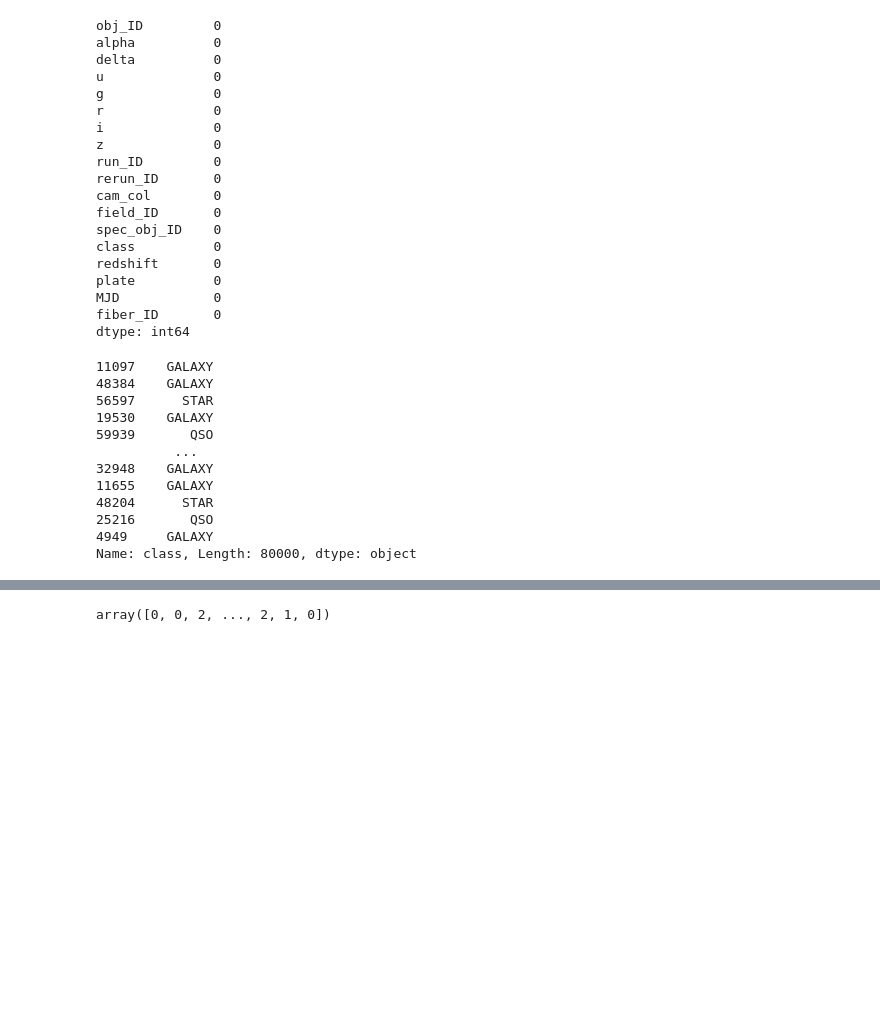
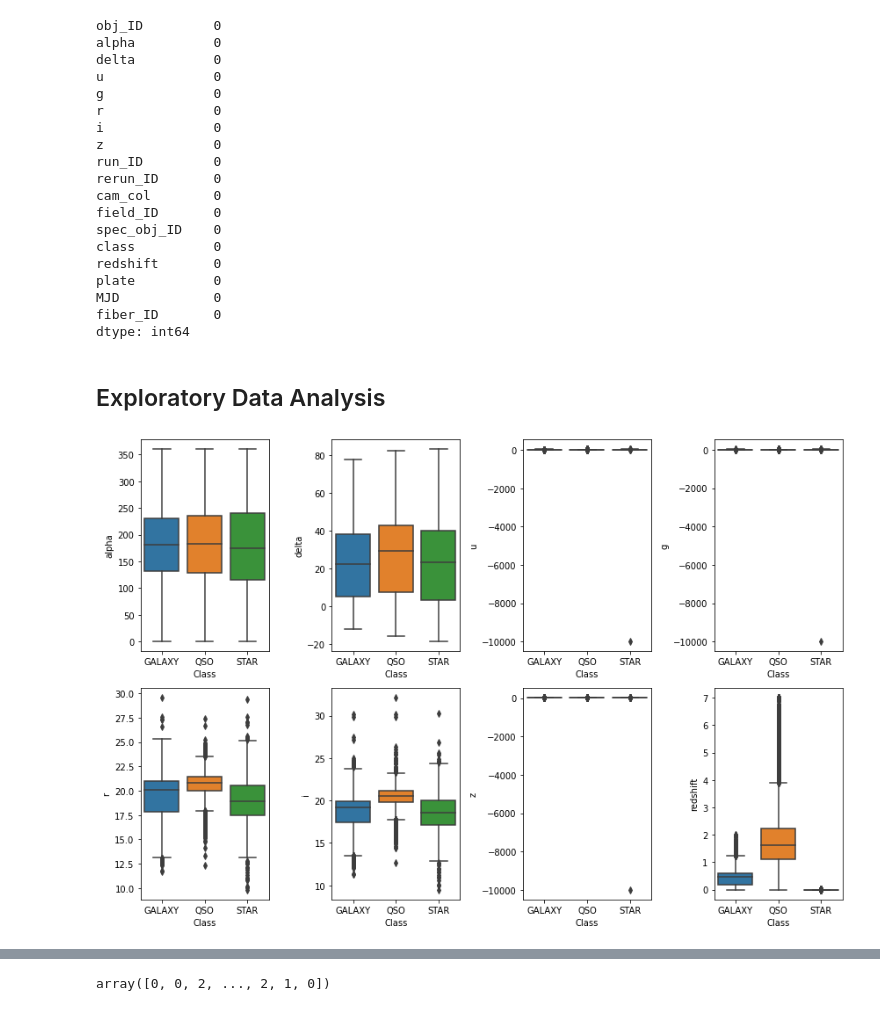
Before and after one commit to arnavhasija/nasa_stars_classification, a Jupyter notebook: stars_classification.ipynb, the cells around one changed output, grey strips where cells are left out. Cells and saved outputs as stored; diff of their text form; code cells hidden in the pictures; blank space fills up the shorter version.

Commit message:
Add files via upload
performed EDA which includes box plots, density plots, and correlation heatmap

```diff
--- a/stars_classification.ipynb
+++ b/stars_classification.ipynb
@@ -1,5 +1,5 @@
 # %%
 import pandas as pd
 # %%
-dfstar = pd.read_csv('star_classification.csv')
+data = pd.read_csv('star_classification.csv')
 # %%
@@ -40,18 +40,21 @@ plate          0
 MJD            0
 fiber_ID       0
 dtype: int64
-# %%
-y_train
-# %% [output]
-11097    GALAXY
-48384    GALAXY
-56597      STAR
-19530    GALAXY
-59939       QSO
-          ...
-32948    GALAXY
-11655    GALAXY
-48204      STAR
-25216       QSO
-4949     GALAXY
-Name: class, Length: 80000, dtype: object
+# %% [markdown]
+## Exploratory Data Analysis
+# %%
+import seaborn as sns
+import matplotlib.pyplot as plt
+selected_features = ["alpha", "delta", "u", "g", "r", "i", "z", "redshift"]
+
+# Boxplot for each feature with respect to the target variable "class"
+plt.figure(figsize=(12, 8))
+for i, feature in enumerate(selected_features):
+    plt.subplot(2, 4, i + 1)
+    sns.boxplot(x="class", y=feature, data=data)
+    plt.xlabel("Class")
+    plt.ylabel(feature)
+plt.tight_layout()
+plt.show()
+# %% [output]
+[figure, added]
```
Also changed, not shown: parts of 5 cells of this notebook.
